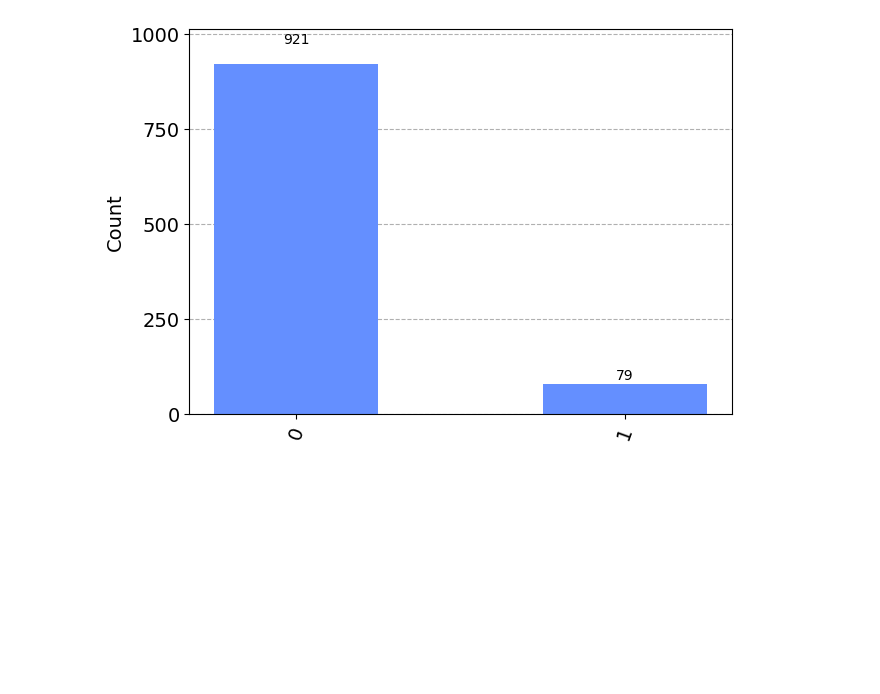
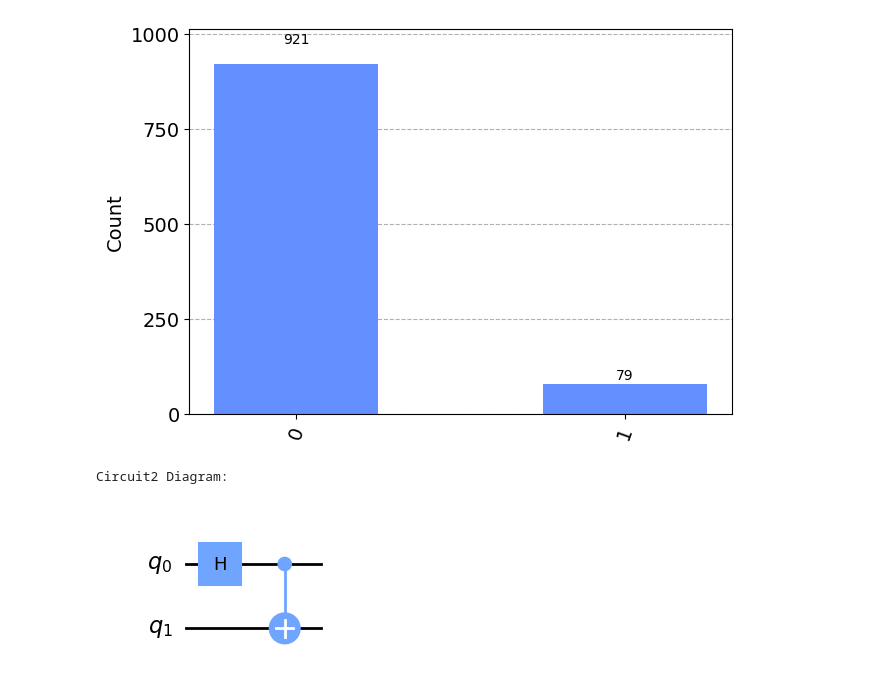
Before and after one commit to Chinmay-395/Quantum-Networking-and-Security, a Jupyter notebook: HW5/h_gate.ipynb, the cells around one changed output. Cells and saved outputs as stored; diff of their text form; code cells hidden in the pictures; blank space fills up the shorter version.

```diff
--- a/HW5/h_gate.ipynb
+++ b/HW5/h_gate.ipynb
@@ -100,3 +100,19 @@ counts = results.get_counts(quantum_circuit)
 plot_histogram(counts)
 # %% [output]
 [figure]
+# %%
+# Create a Quantum Circuit with 2 qubits
+circuit2 = QuantumCircuit(2)
+
+# Initialize the target qubit to |1>
+circuit2.h(0)  # Apply the Pauli-X gate to qubit 1 to set it to |1>
+
+# Add a CNOT gate on control qubit 0 and target qubit 1
+circuit2.cx(0, 1)
+
+# Draw the circuit2
+print("Circuit2 Diagram:")
+circuit2.draw(output='mpl')
+# %% [output]
+Circuit2 Diagram:
+[figure, added]
```
